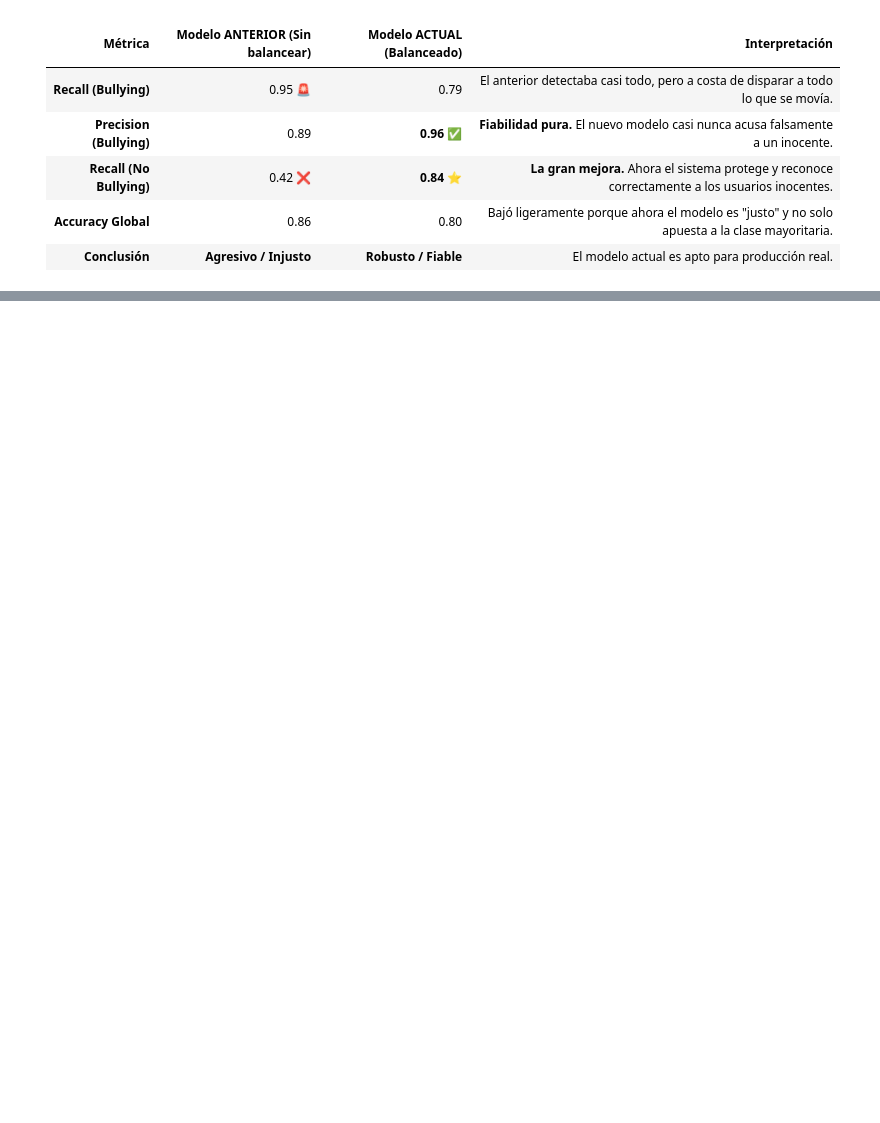
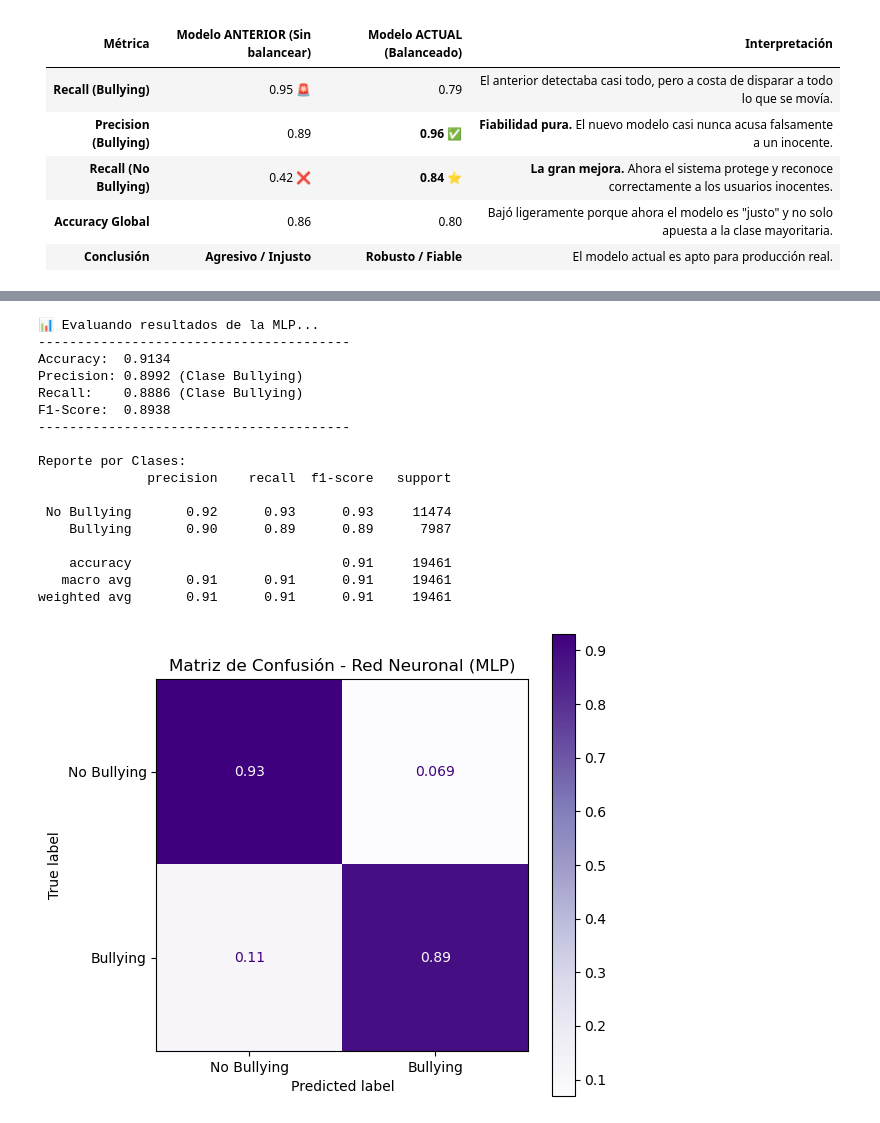
Before and after one commit to fmgarcia/Proyecto_Samsung, a Jupyter notebook: Dataset/NoteBooks/Modelo-SBERT-sin-traducir.ipynb, the cells around one changed output, grey strips where cells are left out. Cells and saved outputs as stored; diff of their text form; code cells hidden in the pictures; blank space fills up the shorter version.

```diff
--- a/Dataset/NoteBooks/Modelo-SBERT-sin-traducir.ipynb
+++ b/Dataset/NoteBooks/Modelo-SBERT-sin-traducir.ipynb
@@ -29,10 +33,9 @@ Número de tweets "not_bullying": 7858
 # %%
 # 'not_cyberbullying' = 0, Todo lo demás = 1
-df4["cyberbullying_type"] = df4["cyberbullying_type"].apply(
-    lambda x: 0 if str(x).strip() == "not_cyberbullying" else 1
-)
+#df4["cyberbullying_type"] = df4["cyberbullying_type"].apply(
+#    lambda x: 0 if str(x).strip() == "not_cyberbullying" else 1)
 
 # Comprobar
-print(df4['cyberbullying_type'].value_counts())
-print(df4)
+print(df4['label'].value_counts())
+#print(df4)
 # %% [output]
@@ -116,8 +133,8 @@ El dataset está desbalanceado (hay 5 veces más bullying que no-bullying). El m
 model = SentenceTransformer("paraphrase-multilingual-MiniLM-L12-v2")
 
 # Generar los embeddings para el texto
-X = model.encode(df4["texto_limpio"].tolist())
-y = df4["cyberbullying_type"].values
+X = model.encode(df4["text"].tolist())
+y = df4["label"].values
 
 # Dividir los datos en Train/Test
 X_train, X_test, y_train, y_test = train_test_split(X, y, test_size=0.2, random_state=42)
@@ -182,0 +229,50 @@ weighted avg       0.88      0.80      0.82      9486
+# %%
+from sklearn.metrics import accuracy_score, precision_score, recall_score, f1_score, classification_report, ConfusionMatrixDisplay
+import matplotlib.pyplot as plt
+
+# 1. Realizar predicciones con la Red Neuronal
+print("📊 Evaluando resultados de la MLP...")
+y_pred = clf.predict(X_test)
+
+# 2. Imprimir Métricas Clave
+print("-" * 40)
+print(f"Accuracy:  {accuracy_score(y_test, y_pred):.4f}")
+print(f"Precision: {precision_score(y_test, y_pred):.4f} (Clase Bullying)")
+print(f"Recall:    {recall_score(y_test, y_pred):.4f} (Clase Bullying)")
+print(f"F1-Score:  {f1_score(y_test, y_pred):.4f}")
+print("-" * 40)
+
+# 3. Reporte detallado
+print("\nReporte por Clases:")
+print(classification_report(y_test, y_pred, target_names=['No Bullying', 'Bullying']))
+
+# 4. Matriz de Confusión Visual
+fig, ax = plt.subplots(figsize=(6, 6))
+ConfusionMatrixDisplay.from_predictions(
+    y_test, y_pred,
+    display_labels=['No Bullying', 'Bullying'],
+    cmap=plt.cm.Purples, # Usamos morado para diferenciarlo del anterior
+    normalize='true',
+    ax=ax
+)
+ax.set_title("Matriz de Confusión - Red Neuronal (MLP)")
+plt.show()
+# %% [output]
+📊 Evaluando resultados de la MLP...
+----------------------------------------
+Accuracy:  0.9134
+Precision: 0.8992 (Clase Bullying)
+Recall:    0.8886 (Clase Bullying)
+F1-Score:  0.8938
+----------------------------------------
+
+Reporte por Clases:
+              precision    recall  f1-score   support
+
+ No Bullying       0.92      0.93      0.93     11474
+    Bullying       0.90      0.89      0.89      7987
+
+    accuracy                           0.91     19461
+   macro avg       0.91      0.91      0.91     19461
+weighted avg       0.91      0.91      0.91     19461
+[figure, added]
```
Also changed, not shown: parts of 6 cells of this notebook, 7 other files.
